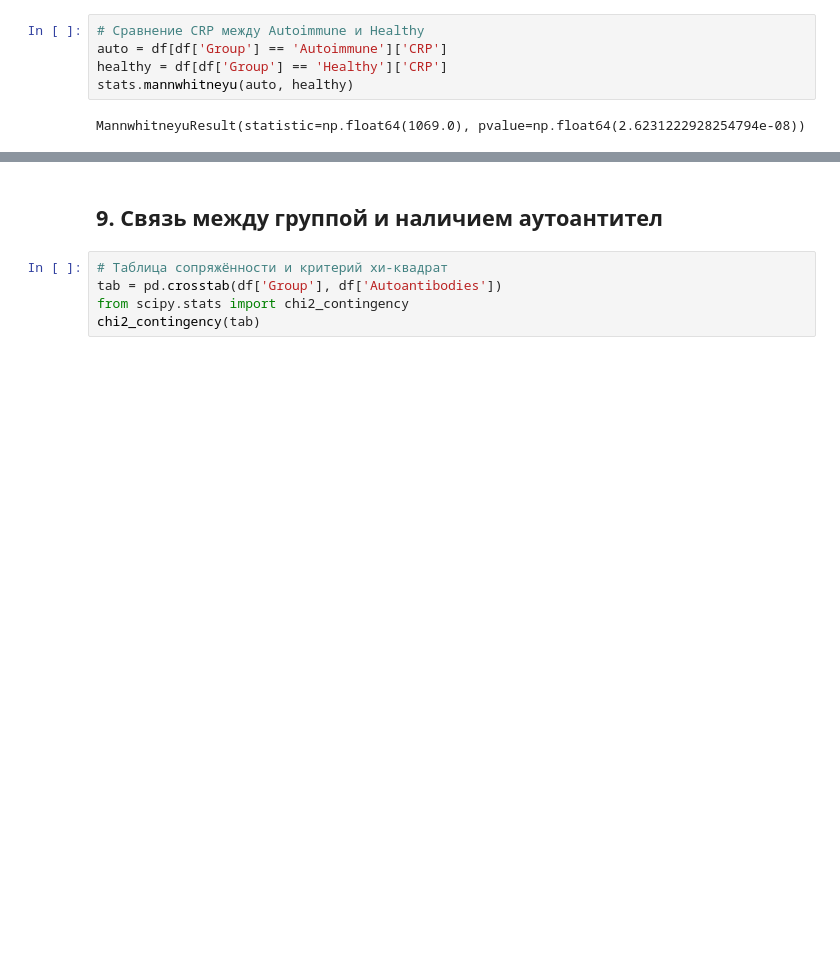
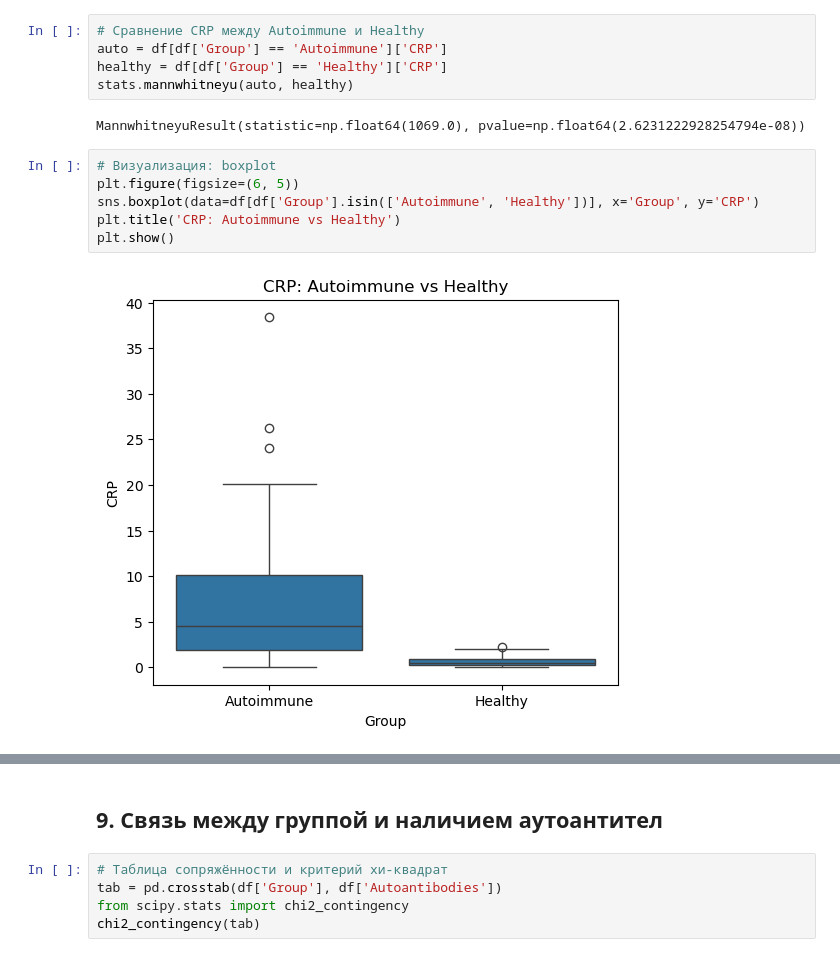
Before and after one commit to CaktusJohn/Medical-data-analysis, a Jupyter notebook: Immunology data analysis/Immunology data analysis.ipynb, the cells around one changed output, grey strips where cells are left out. Drawn from its saved outputs; the diff is of its cells as text; blank space fills up the shorter version.

```diff
--- a/Immunology data analysis/Immunology data analysis.ipynb
+++ b/Immunology data analysis/Immunology data analysis.ipynb
@@ -155,3 +191,11 @@ healthy = df[df['Group'] == 'Healthy']['CRP']
 stats.mannwhitneyu(auto, healthy)
 # %% [output]
 MannwhitneyuResult(statistic=np.float64(1069.0), pvalue=np.float64(2.6231222928254794e-08))
+# %%
+# Визуализация: boxplot
+plt.figure(figsize=(6, 5))
+sns.boxplot(data=df[df['Group'].isin(['Autoimmune', 'Healthy'])], x='Group', y='CRP')
+plt.title('CRP: Autoimmune vs Healthy')
+plt.show()
+# %% [output]
+[figure, added]
```
Also changed, not shown: parts of 15 cells of this notebook.
